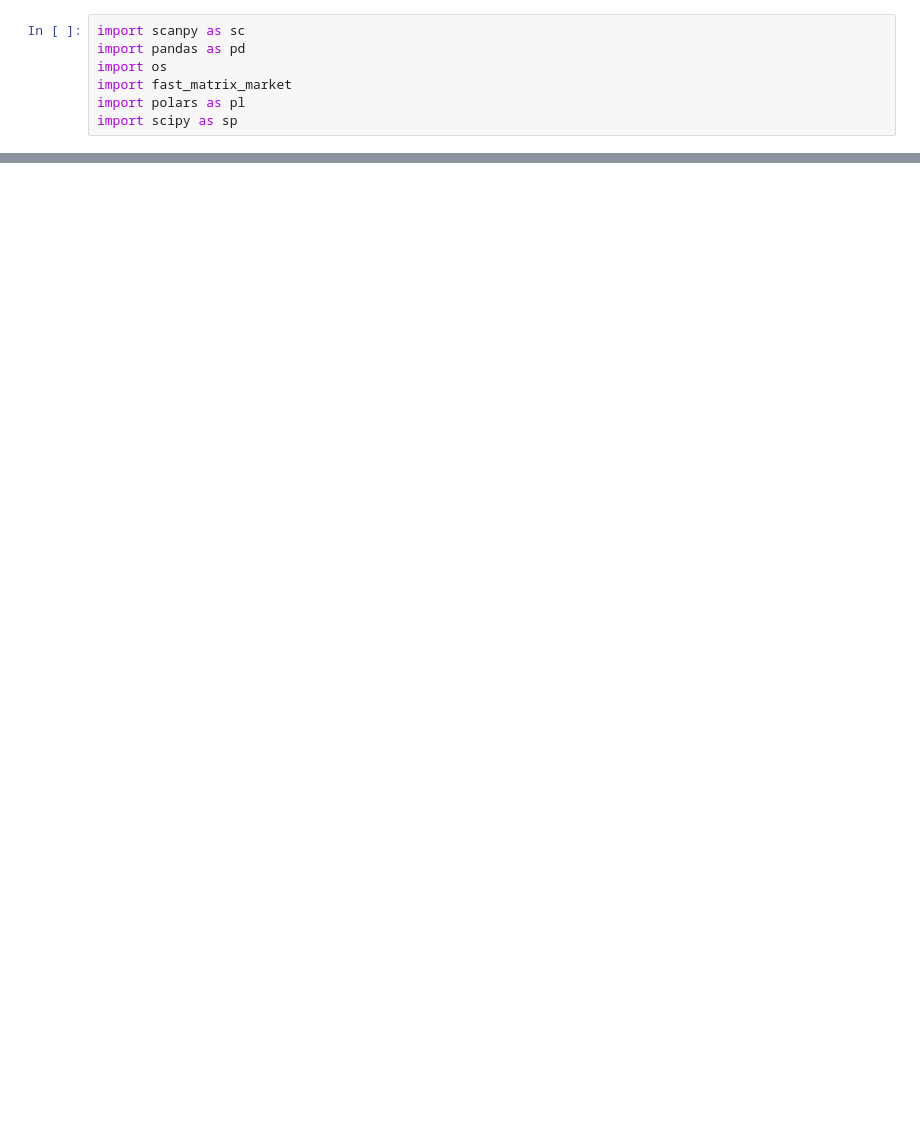
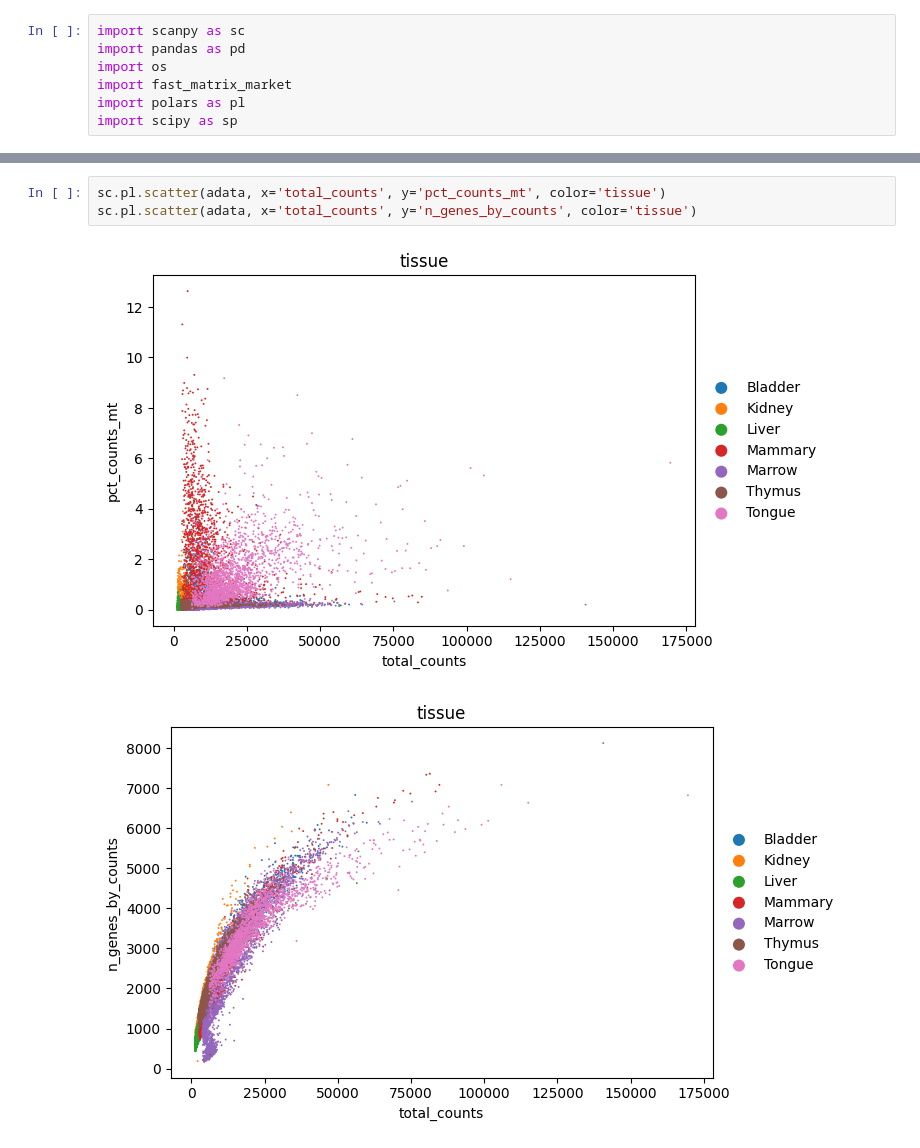
Before and after one commit to IreneRobles/scrnaseq_workshops, a Jupyter notebook: playground.ipynb, the cells around one changed output, grey strips where cells are left out. Saved outputs shown, nothing was run; the diff lists cells and outputs as text; blank space fills up the shorter version.

```diff
--- a/playground.ipynb
+++ b/playground.ipynb
@@ -79,0 +92,6 @@ Time for fast_matrix_market:  0.024509191513061523
+# %%
+sc.pl.scatter(adata, x='total_counts', y='pct_counts_mt', color='tissue')
+sc.pl.scatter(adata, x='total_counts', y='n_genes_by_counts', color='tissue')
+# %% [output]
+[figure, added]
+[figure, added]
```
Also changed, not shown: parts of 9 cells of this notebook, 5 other files.
